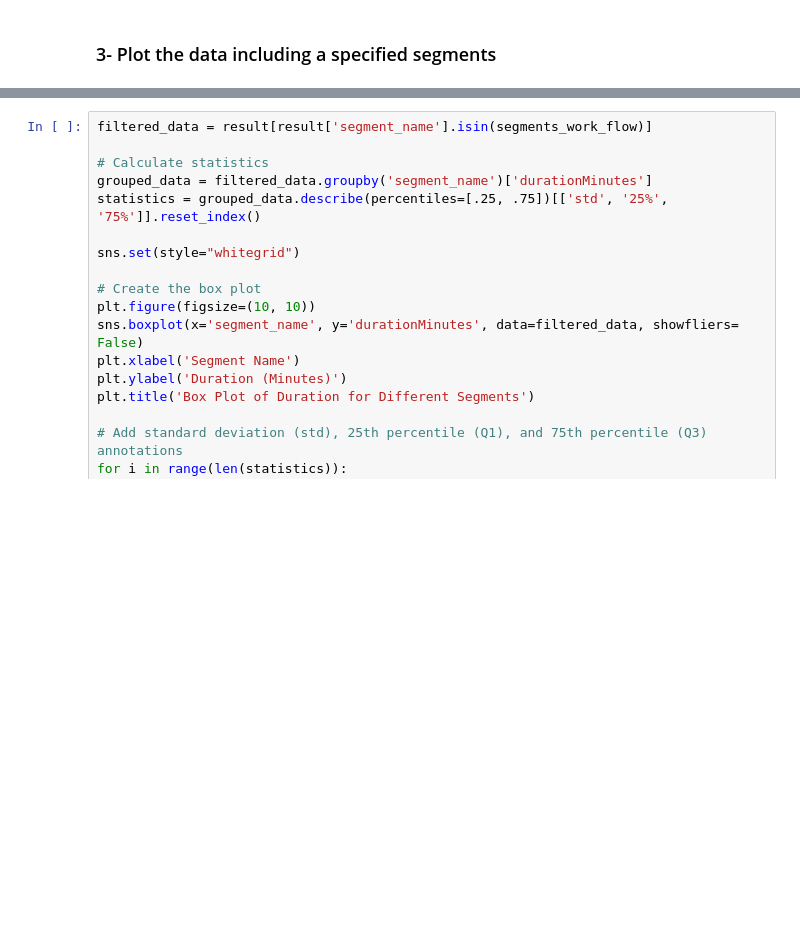
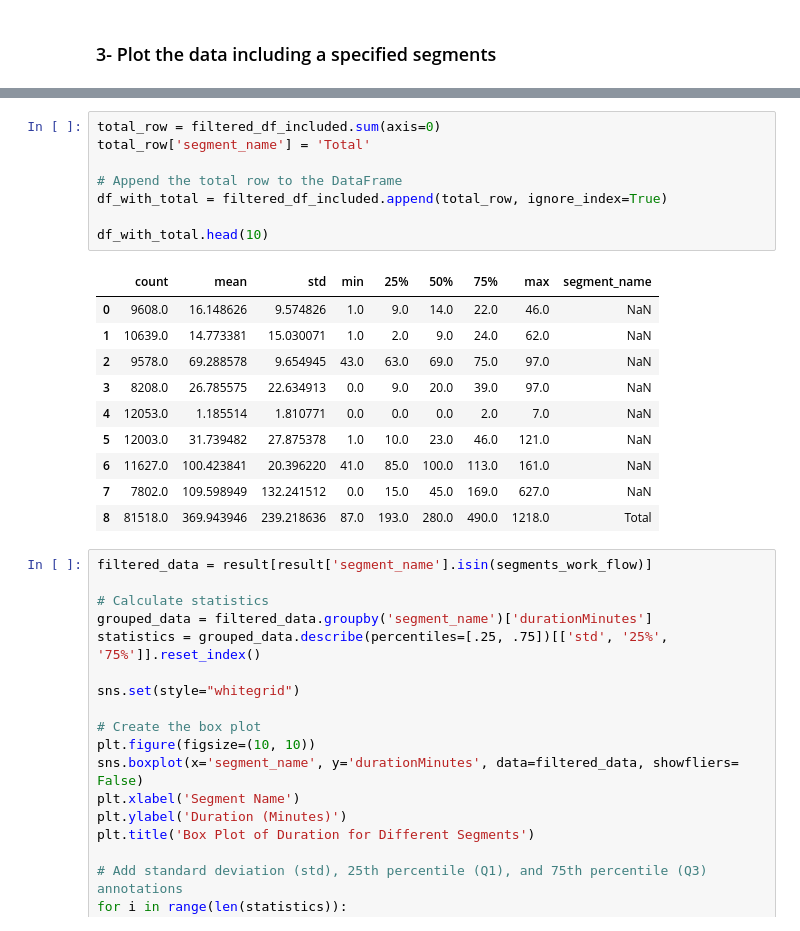
Before and after one commit to abu-sbeit/bdma-thesis, a Jupyter notebook: python/process_discovery.ipynb, the cells around one changed output, grey strips where cells are left out. Saved outputs shown, nothing was run; the diff lists cells and outputs as text; blank space fills up the shorter version.

```diff
--- a/python/process_discovery.ipynb
+++ b/python/process_discovery.ipynb
@@ -276,3 +317,22 @@ filtered_df_included.head()
+# %%
+total_row = filtered_df_included.sum(axis=0)
+total_row['segment_name'] = 'Total'
+
+# Append the total row to the DataFrame
+df_with_total = filtered_df_included.append(total_row, ignore_index=True)
+
+df_with_total.head(10)
+# %% [output]
+|  | count | mean | std | min | 25% | 50% | 75% | max | segment_name |
+| 0 | 9608.0 | 16.148626 | 9.574826 | 1.0 | 9.0 | 14.0 | 22.0 | 46.0 | NaN |
+| 1 | 10639.0 | 14.773381 | 15.030071 | 1.0 | 2.0 | 9.0 | 24.0 | 62.0 | NaN |
+| 2 | 9578.0 | 69.288578 | 9.654945 | 43.0 | 63.0 | 69.0 | 75.0 | 97.0 | NaN |
+| 3 | 8208.0 | 26.785575 | 22.634913 | 0.0 | 9.0 | 20.0 | 39.0 | 97.0 | NaN |
+| 4 | 12053.0 | 1.185514 | 1.810771 | 0.0 | 0.0 | 0.0 | 2.0 | 7.0 | NaN |
+| 5 | 12003.0 | 31.739482 | 27.875378 | 1.0 | 10.0 | 23.0 | 46.0 | 121.0 | NaN |
+| 6 | 11627.0 | 100.423841 | 20.396220 | 41.0 | 85.0 | 100.0 | 113.0 | 161.0 | NaN |
+| 7 | 7802.0 | 109.598949 | 132.241512 | 0.0 | 15.0 | 45.0 | 169.0 | 627.0 | NaN |
+| 8 | 81518.0 | 369.943946 | 239.218636 | 87.0 | 193.0 | 280.0 | 490.0 | 1218.0 | Total |
 # %%
 filtered_data = result[result['segment_name'].isin(segments_work_flow)]
 
```
Also changed, not shown: parts of 4 cells of this notebook.
